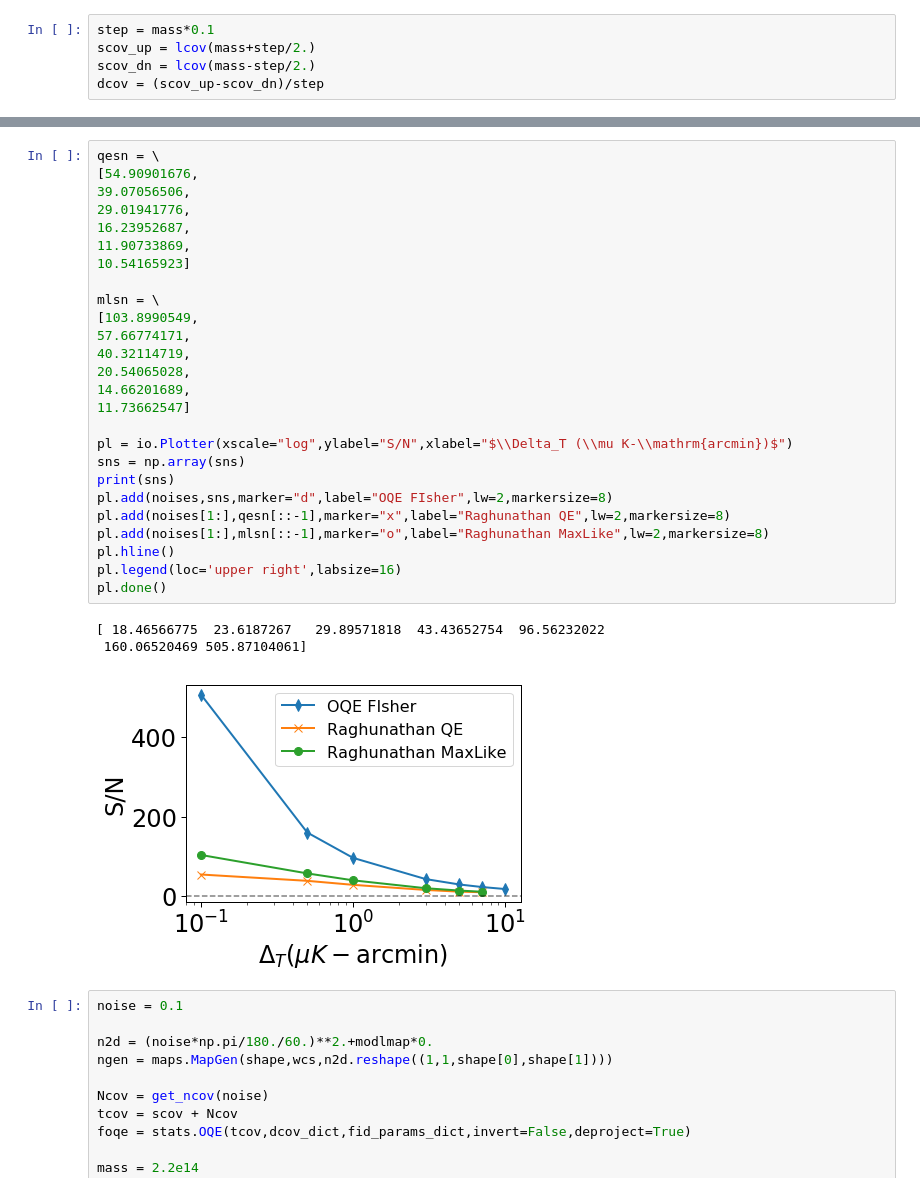
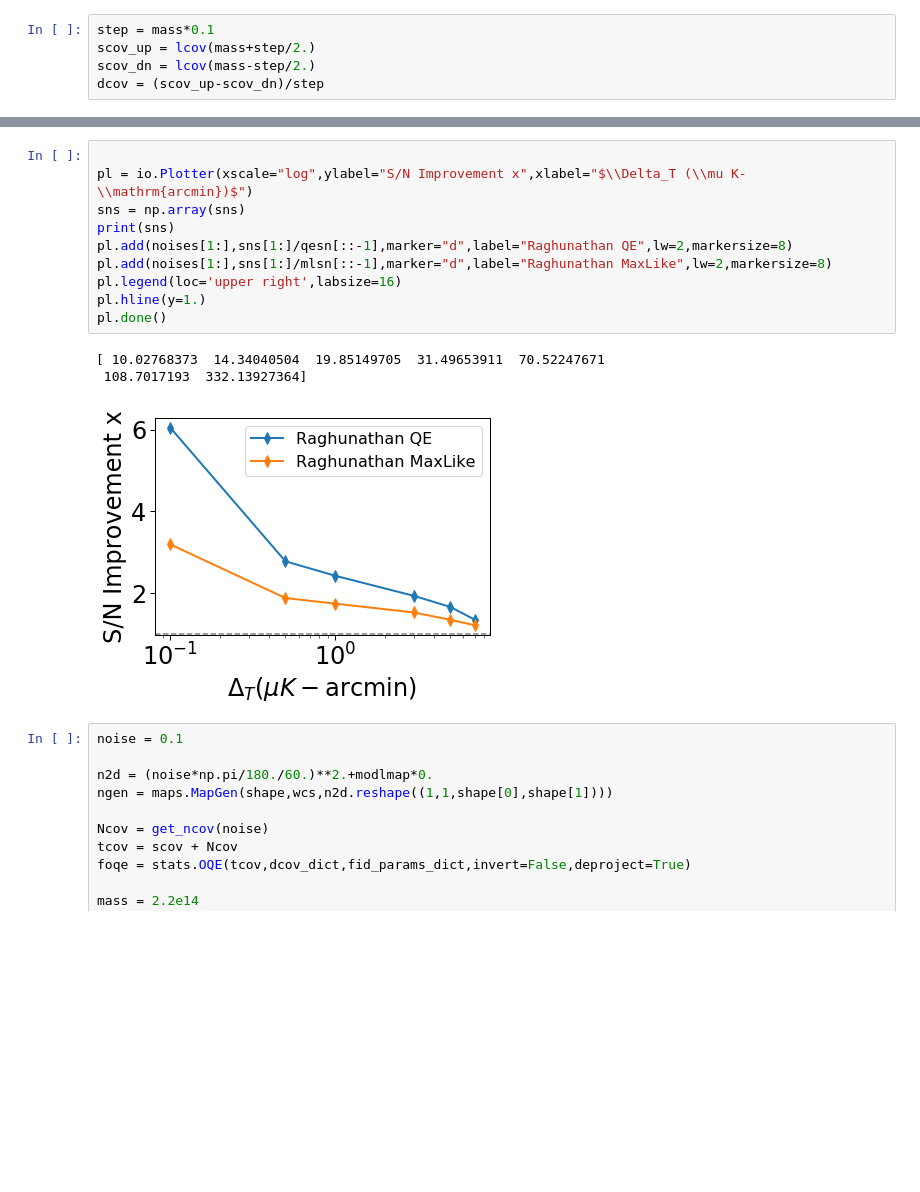
Before and after one commit to msyriac/orphics, a Jupyter notebook: tutorials/HaloMaxLikeFisher.ipynb, the cells around one changed output, grey strips where cells are left out. Drawn from its saved outputs; the diff is of its cells as text; blank space fills up the shorter version.

```diff
--- a/tutorials/HaloMaxLikeFisher.ipynb
+++ b/tutorials/HaloMaxLikeFisher.ipynb
@@ -153,33 +246,17 @@ for noise in noises:
 # %%
-qesn = \
-[54.90901676,
-39.07056506,
-29.01941776,
-16.23952687,
-11.90733869,
-10.54165923]
 
-mlsn = \
-[103.8990549,
-57.66774171,
-40.32114719,
-20.54065028,
-14.66201689,
-11.73662547]
-
-pl = io.Plotter(xscale="log",ylabel="S/N",xlabel="$\\Delta_T (\\mu K-\\mathrm{arcmin})$")
+pl = io.Plotter(xscale="log",ylabel="S/N Improvement x",xlabel="$\\Delta_T (\\mu K-\\mathrm{arcmin})$")
 sns = np.array(sns)
 print(sns)
-pl.add(noises,sns,marker="d",label="OQE FIsher",lw=2,markersize=8)
-pl.add(noises[1:],qesn[::-1],marker="x",label="Raghunathan QE",lw=2,markersize=8)
-pl.add(noises[1:],mlsn[::-1],marker="o",label="Raghunathan MaxLike",lw=2,markersize=8)
-pl.hline()
+pl.add(noises[1:],sns[1:]/qesn[::-1],marker="d",label="Raghunathan QE",lw=2,markersize=8)
+pl.add(noises[1:],sns[1:]/mlsn[::-1],marker="d",label="Raghunathan MaxLike",lw=2,markersize=8)
 pl.legend(loc='upper right',labsize=16)
+pl.hline(y=1.)
 pl.done()
 # %% [output]
-[ 18.46566775  23.6187267   29.89571818  43.43652754  96.56232022
- 160.06520469 505.87104061]
+[ 10.02768373  14.34040504  19.85149705  31.49653911  70.52247671
+ 108.7017193  332.13927364]
-[figure, old version]
+[figure, new version]
 # %%
 noise = 0.1
 
```
Also changed, not shown: parts of 12 cells of this notebook, 4 other files.
